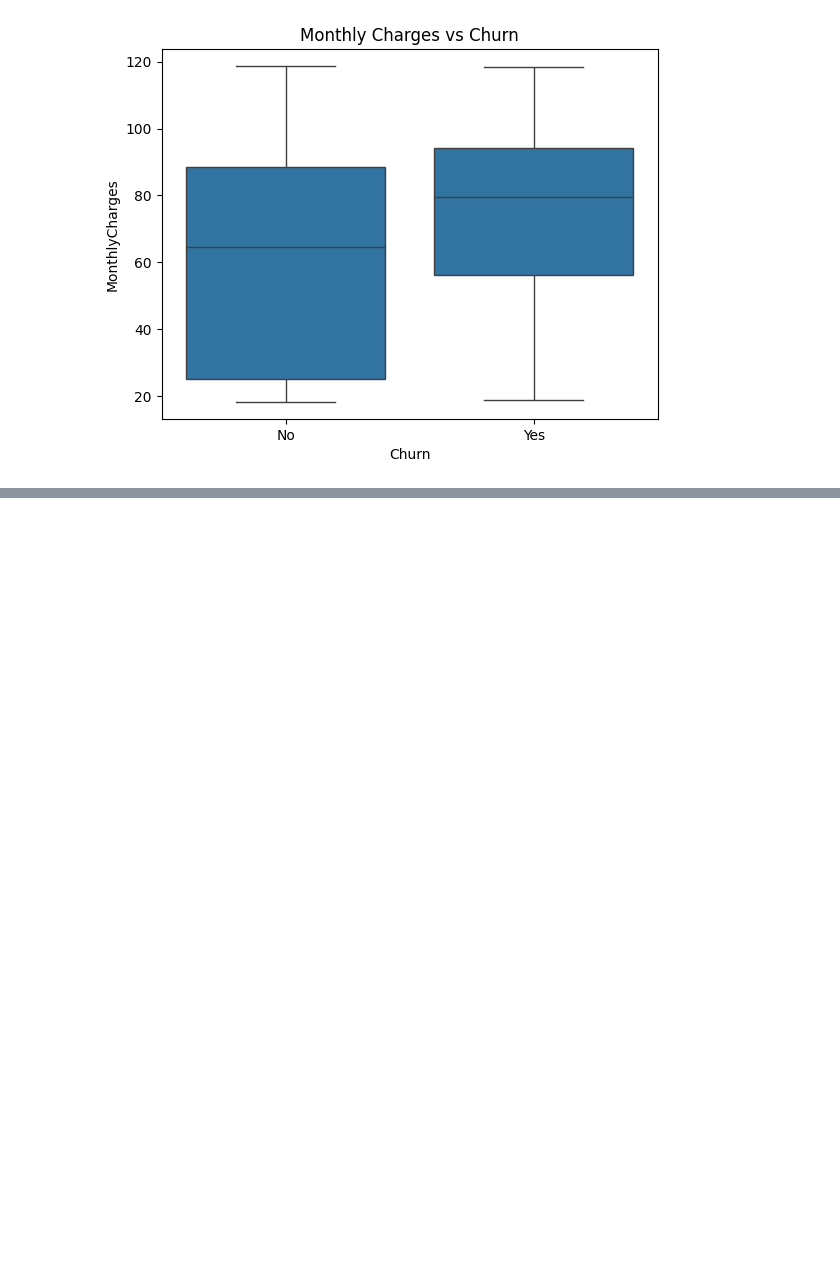
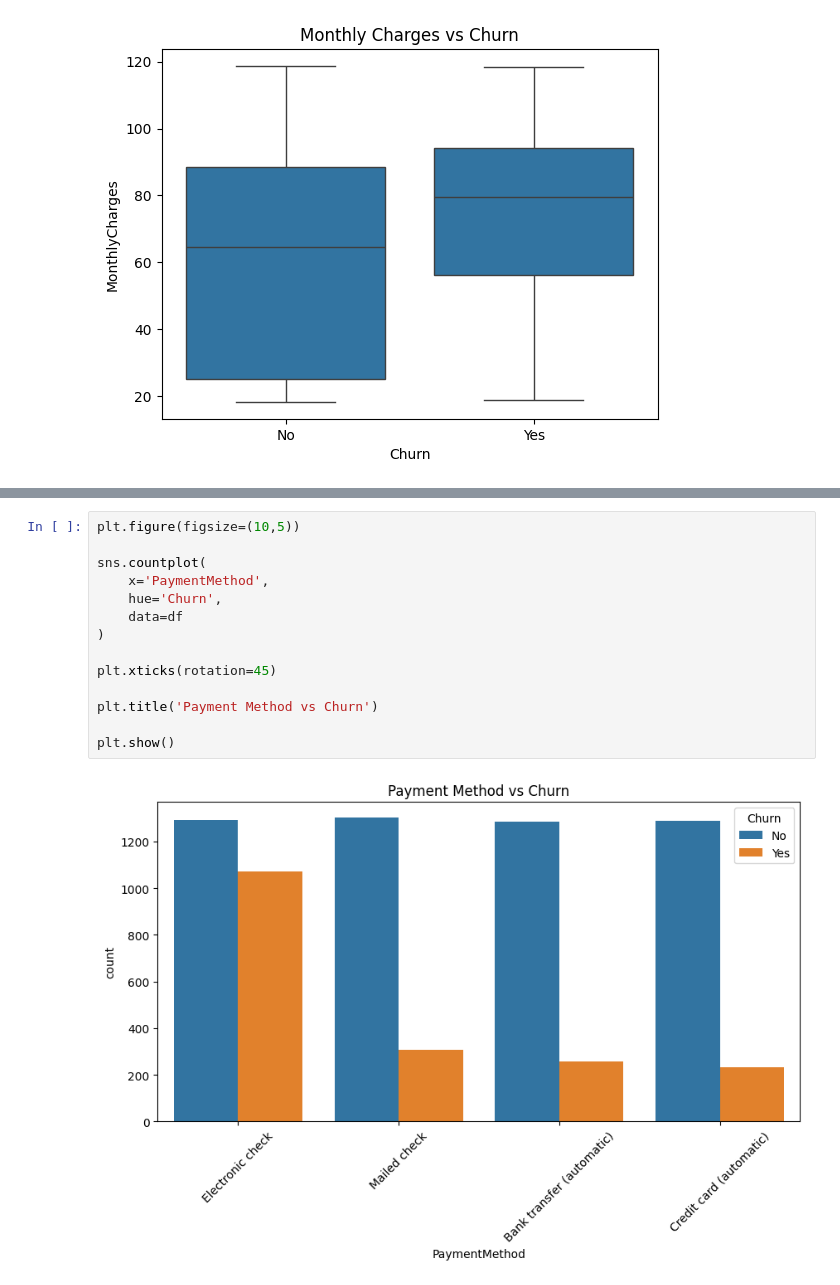
Before and after one commit to cteja2746-ima/customer-churn-prediction, a Jupyter notebook: week1_eda.ipynb, the cells around one changed output, grey strips where cells are left out. Cells and saved outputs as stored; diff of their text form; blank space fills up the shorter version.

```diff
--- a/week1_eda.ipynb
+++ b/week1_eda.ipynb
@@ -153,0 +201,16 @@ plt.show()
+# %%
+plt.figure(figsize=(10,5))
+
+sns.countplot(
+    x='PaymentMethod',
+    hue='Churn',
+    data=df
+)
+
+plt.xticks(rotation=45)
+
+plt.title('Payment Method vs Churn')
+
+plt.show()
+# %% [output]
+[figure, added]
```
Also changed, not shown: parts of 6 cells of this notebook, 1 other file.
